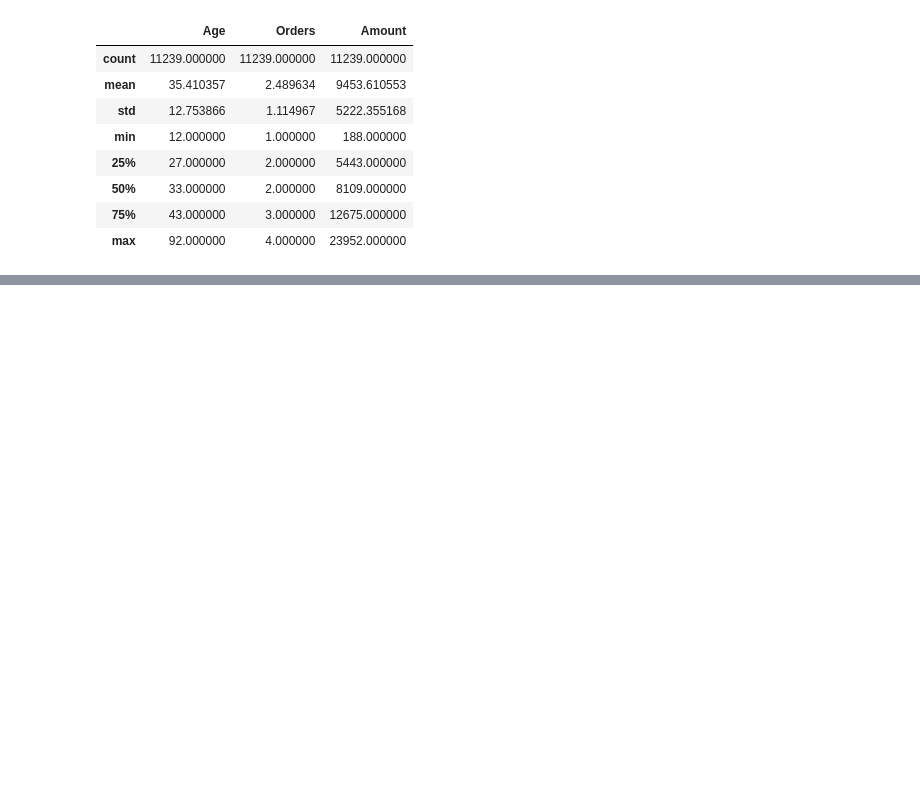
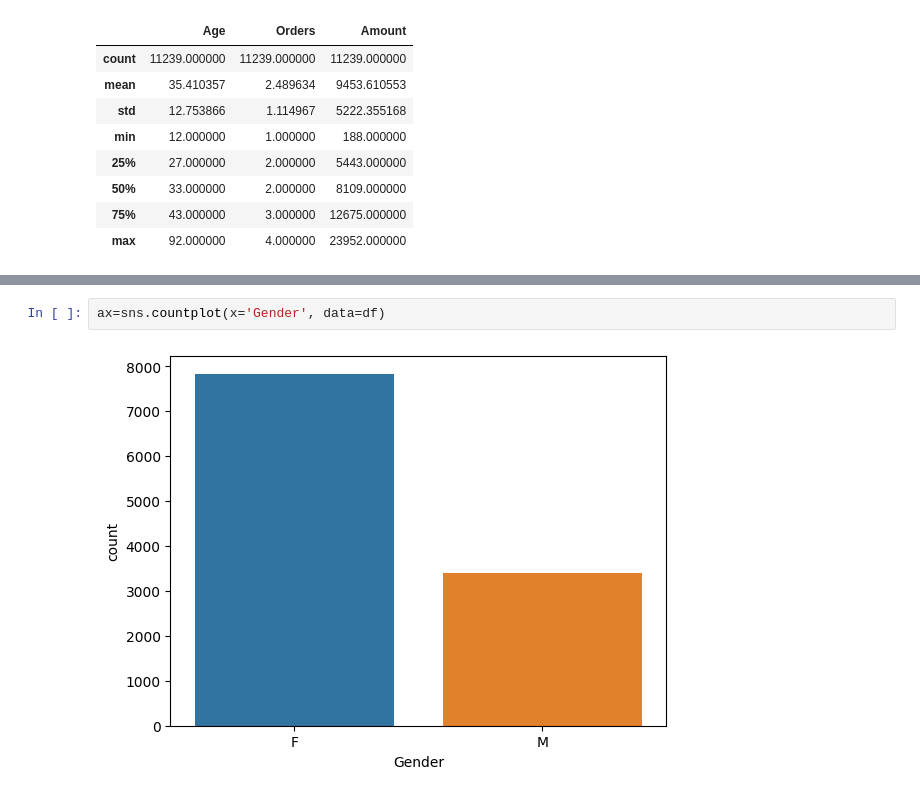
Before and after one commit to viki-patil/Diwali_Sale_Data_Analysis, a Jupyter notebook: app.ipynb, the cells around one changed output, grey strips where cells are left out. Saved outputs shown, nothing was run; the diff lists cells and outputs as text; blank space fills up the shorter version.

```diff
--- a/app.ipynb
+++ b/app.ipynb
@@ -175,0 +185,4 @@ df[['Age','Orders','Amount']].describe()
+# %%
+ax=sns.countplot(x='Gender', data=df)
+# %% [output]
+[figure, added]
```
Also changed, not shown: parts of 6 cells of this notebook.
